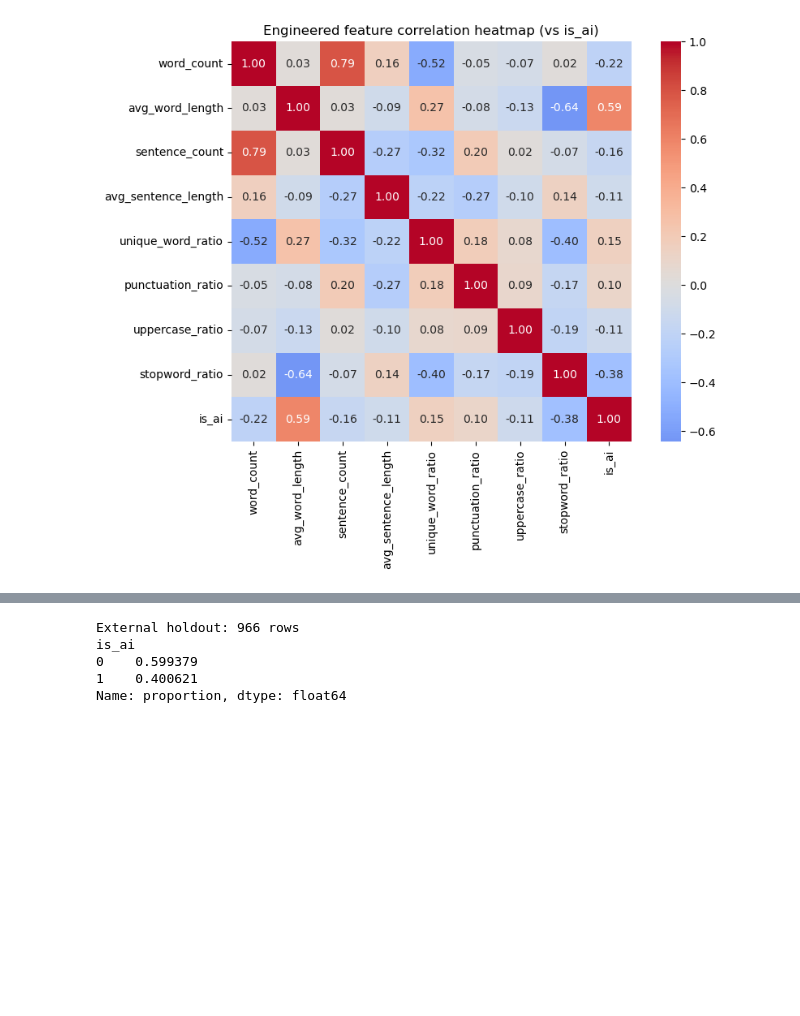
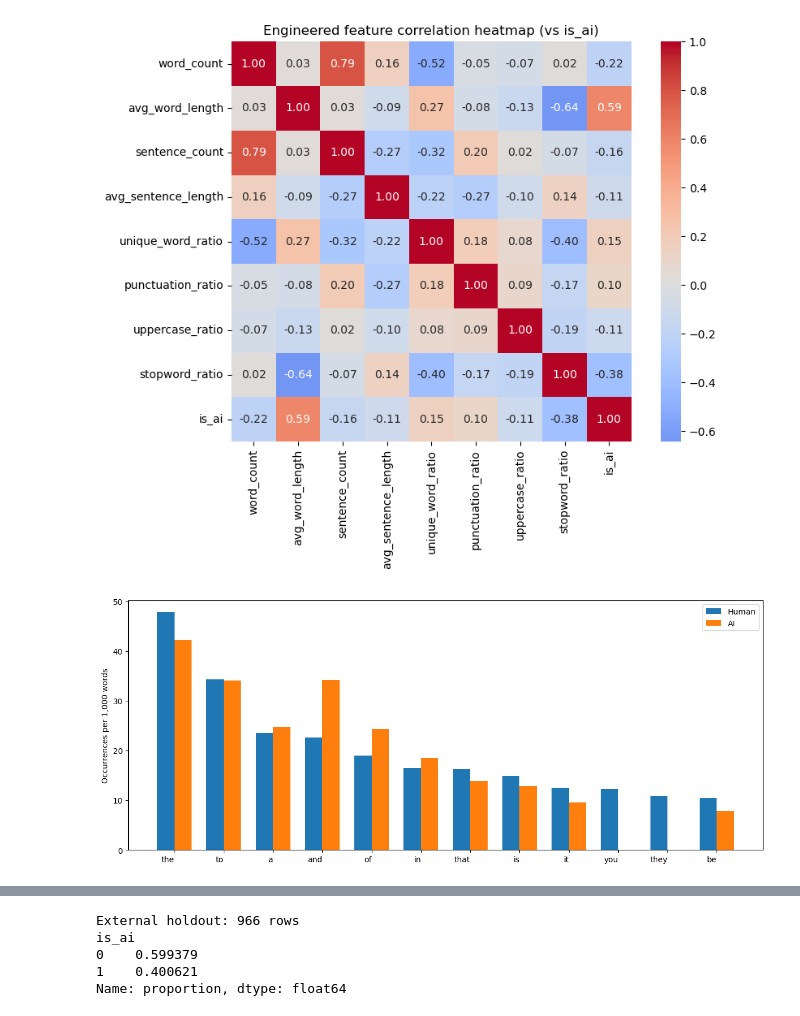
Before and after one commit to 105956658/COS30049-Group2-AI_Governance, a Jupyter notebook: eda.ipynb, the cells around one changed output, grey strips where cells are left out. Drawn from its saved outputs; the diff is of its cells as text; code cells hidden in the pictures; blank space fills up the shorter version.

```diff
--- a/eda.ipynb
+++ b/eda.ipynb
@@ -392,3 +393,30 @@ plt.tight_layout()
 plt.show()
 # %% [output]
 [figure]
+# %%
+def stopword_freq(texts, top_n=12):
+    counts, total_words = Counter(), 0
+    for text in texts:
+        w = [x.strip('.,!?;:"\'').lower() for x in text.split()]
+        total_words += len(w)
+        counts.update(x for x in w if x in FUNCTION_WORDS)
+    return {w: c / total_words * 1000 for w, c in counts.most_common(top_n)}
+
+human_freq = stopword_freq(sample.loc[sample['is_ai'] == 0, 'text'])
+ai_freq = stopword_freq(sample.loc[sample['is_ai'] == 1, 'text'])
+
+top_words = list(human_freq.keys())
+x = np.arange(len(top_words))
+width = 0.35
+
+fig, ax = plt.subplots(figsize=(12, 5))
+ax.bar(x - width/2, [human_freq[w] for w in top_words], width, label='Human')
+ax.bar(x + width/2, [ai_freq.get(w, 0) for w in top_words], width, label='AI')
+ax.set_xticks(x)
+ax.set_xticklabels(top_words, ha='right')
+ax.set_ylabel('Occurrences per 1,000 words')
+ax.legend()
+plt.tight_layout()
+plt.show()
+# %% [output]
+[figure, added]
```
Also changed, not shown: parts of 2 cells of this notebook.
